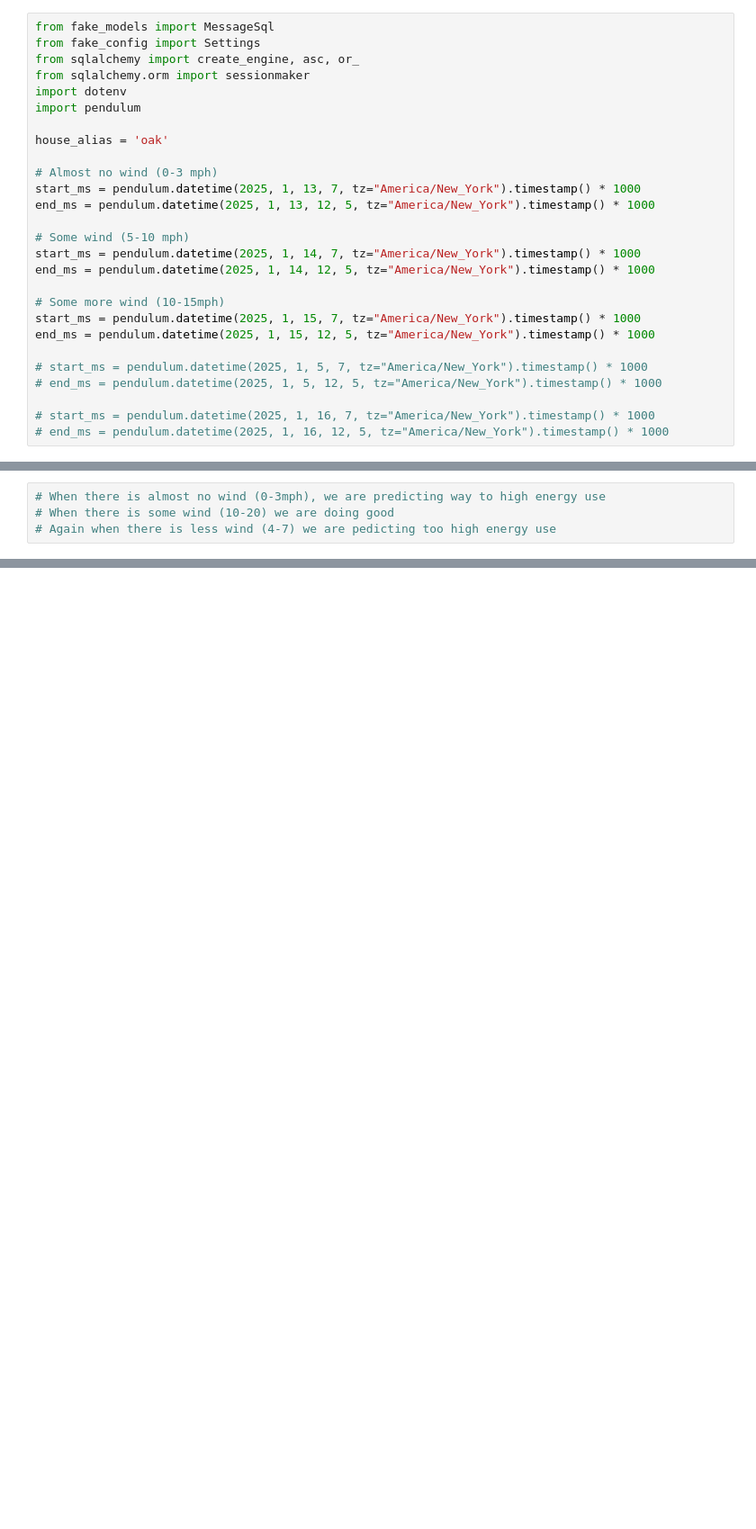
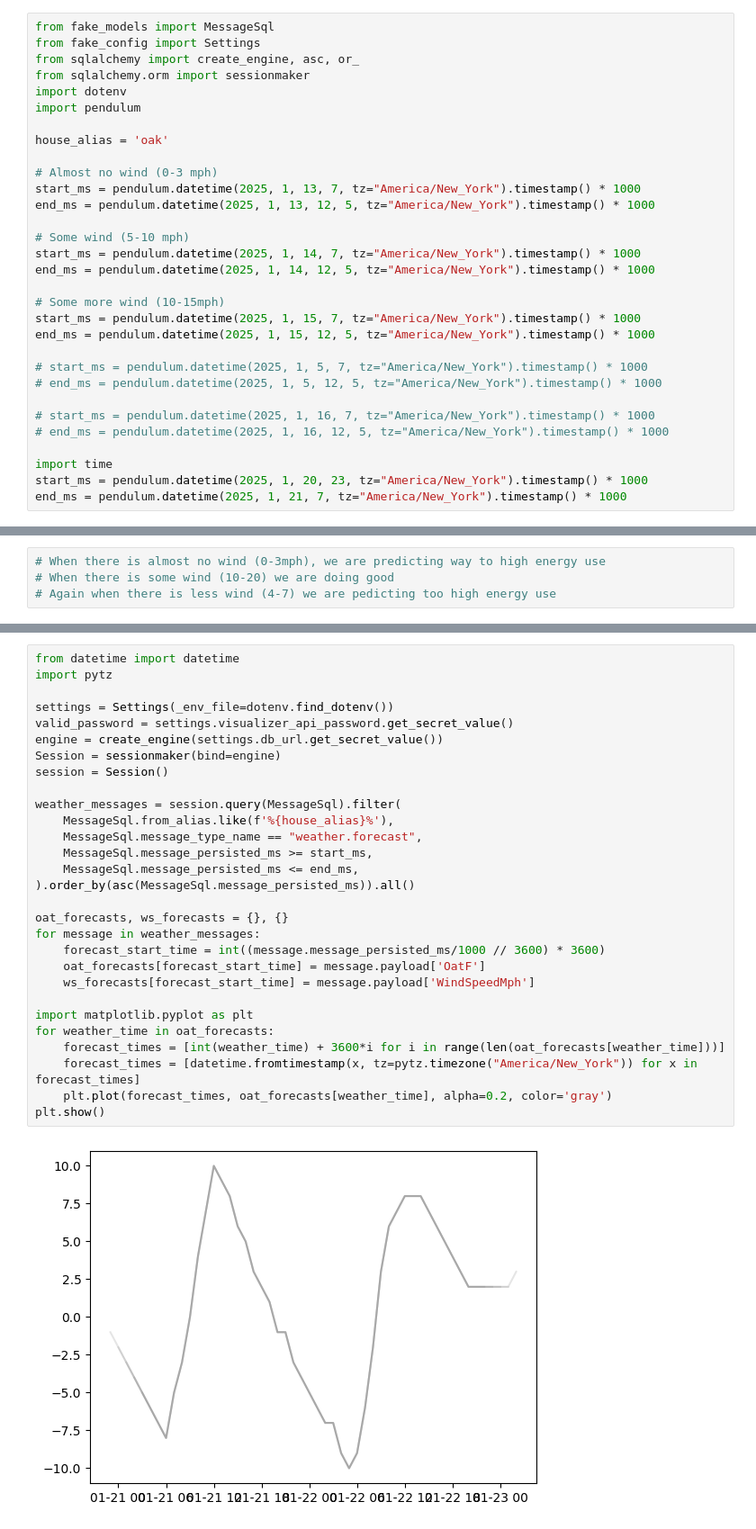
Before and after one commit to thegridelectric/visualizer, a Jupyter notebook: parameter_verification.ipynb, the cells around one changed output, grey strips where cells are left out. Shown at 90% size. Saved outputs shown, nothing was run; the diff lists cells and outputs as text; blank space fills up the shorter version.

Commit message:
Adding hairy plot for weather forecasts

```diff
--- a/parameter_verification.ipynb
+++ b/parameter_verification.ipynb
@@ -25,6 +25,10 @@ end_ms = pendulum.datetime(2025, 1, 15, 12, 5, tz="America/New_York").timestamp(
 
 # start_ms = pendulum.datetime(2025, 1, 16, 7, tz="America/New_York").timestamp() * 1000
 # end_ms = pendulum.datetime(2025, 1, 16, 12, 5, tz="America/New_York").timestamp() * 1000
+
+import time
+start_ms = pendulum.datetime(2025, 1, 20, 23, tz="America/New_York").timestamp() * 1000
+end_ms = pendulum.datetime(2025, 1, 21, 7, tz="America/New_York").timestamp() * 1000
 # %%
 # Actual energy used by the house
 settings = Settings(_env_file=dotenv.find_dotenv())
@@ -247,0 +300,31 @@ plt.show()
+# %%
+from datetime import datetime
+import pytz
+
+settings = Settings(_env_file=dotenv.find_dotenv())
+valid_password = settings.visualizer_api_password.get_secret_value()
+engine = create_engine(settings.db_url.get_secret_value())
+Session = sessionmaker(bind=engine)
+session = Session()
+
+weather_messages = session.query(MessageSql).filter(
+    MessageSql.from_alias.like(f'%{house_alias}%'),
+    MessageSql.message_type_name == "weather.forecast",
+    MessageSql.message_persisted_ms >= start_ms,
+    MessageSql.message_persisted_ms <= end_ms,
+).order_by(asc(MessageSql.message_persisted_ms)).all()
+
+oat_forecasts, ws_forecasts = {}, {}
+for message in weather_messages:
+    forecast_start_time = int((message.message_persisted_ms/1000 // 3600) * 3600)
+    oat_forecasts[forecast_start_time] = message.payload['OatF']
+    ws_forecasts[forecast_start_time] = message.payload['WindSpeedMph']
+
+import matplotlib.pyplot as plt
+for weather_time in oat_forecasts:
+    forecast_times = [int(weather_time) + 3600*i for i in range(len(oat_forecasts[weather_time]))]
+    forecast_times = [datetime.fromtimestamp(x, tz=pytz.timezone("America/New_York")) for x in forecast_times]
+    plt.plot(forecast_times, oat_forecasts[weather_time], alpha=0.2, color='gray')
+plt.show()
+# %% [output]
+[figure, added]
```
Also changed, not shown: parts of 5 cells of this notebook, 2 other files.
